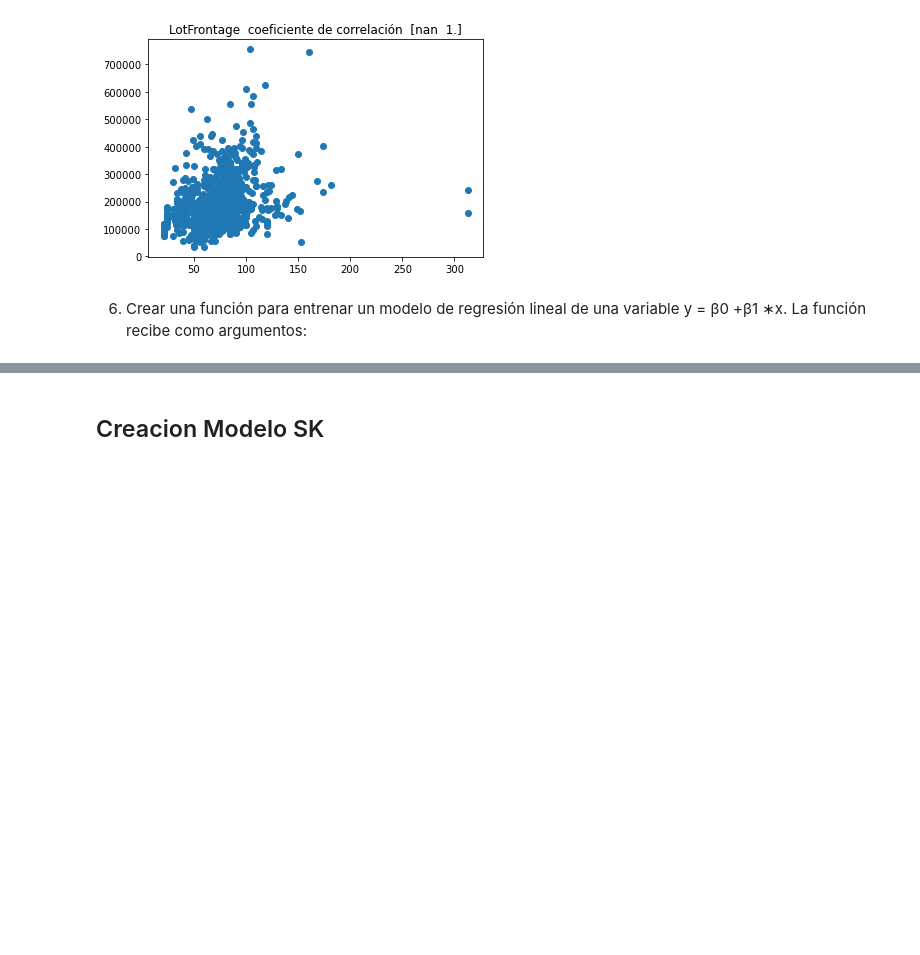
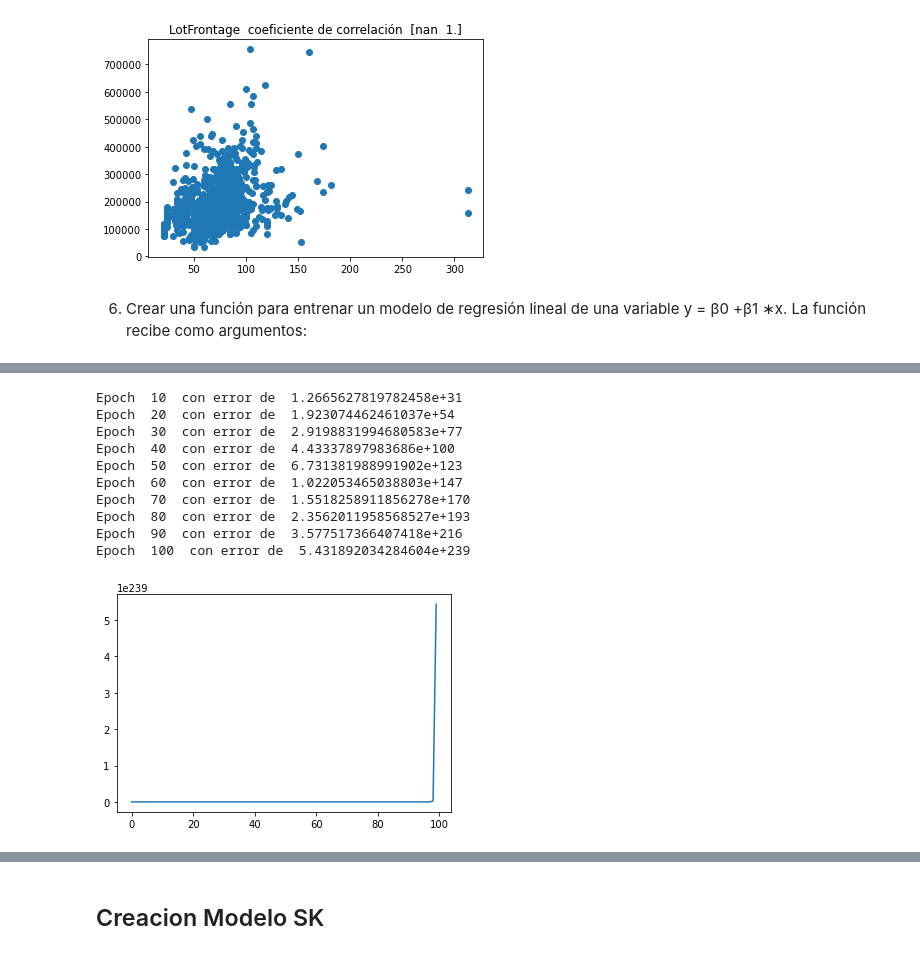
Before and after one commit to KElizabethL/Proyecto_1-Statistical, a Jupyter notebook: proyecto_1.ipynb, the cells around one changed output, grey strips where cells are left out. Saved outputs shown, nothing was run; the diff lists cells and outputs as text; code cells hidden in the pictures; blank space fills up the shorter version.

```diff
--- a/proyecto_1.ipynb
+++ b/proyecto_1.ipynb
@@ -273,0 +285,14 @@ def modeloplot(testX,TestY,iteracion,Imprimir,columna):
+# %%
+iteracion1stFlrSF,errores1stFlrSF,Plt_error1stFlrSF =modeloderegresion(df_training[:,2],df_training[:,0],100,10,0.00001)
+# %% [output]
+Epoch  10  con error de  1.2665627819782458e+31
+Epoch  20  con error de  1.923074462461037e+54
+Epoch  30  con error de  2.9198831994680583e+77
+Epoch  40  con error de  4.43337897983686e+100
+Epoch  50  con error de  6.731381988991902e+123
+Epoch  60  con error de  1.022053465038803e+147
+Epoch  70  con error de  1.5518258911856278e+170
+Epoch  80  con error de  2.3562011958568527e+193
+Epoch  90  con error de  3.577517366407418e+216
+Epoch  100  con error de  5.431892034284604e+239
+[figure, added]
```
Also changed, not shown: parts of 10 cells of this notebook.
